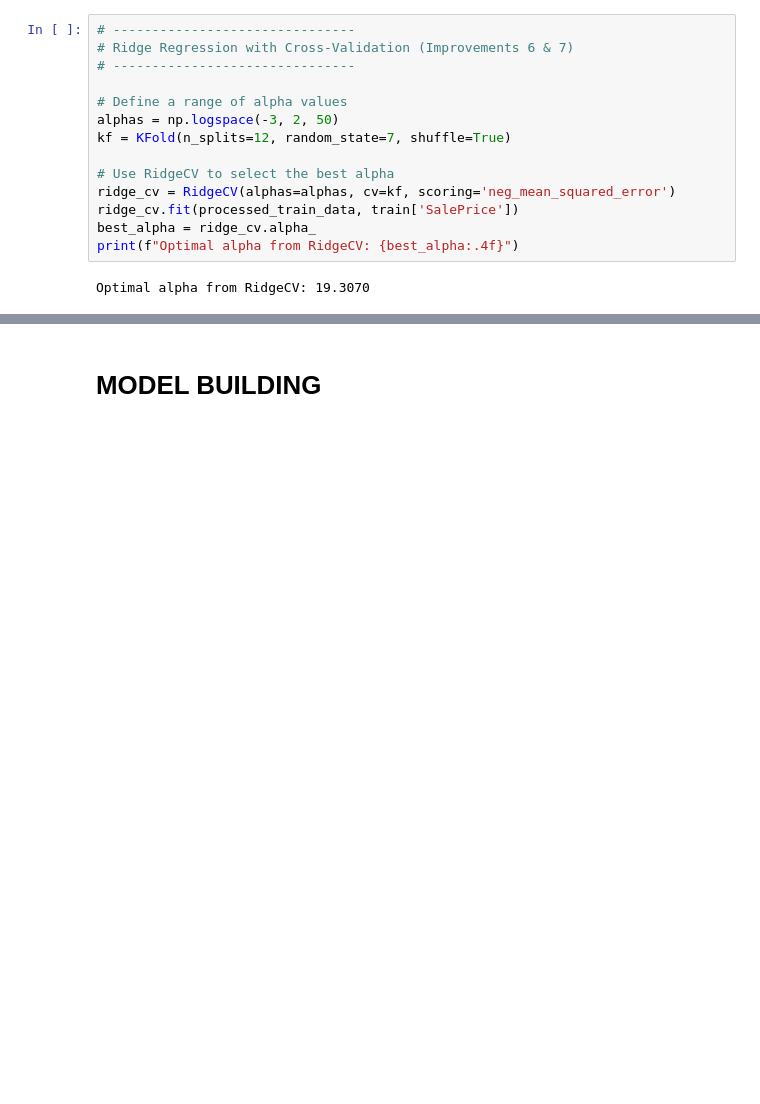
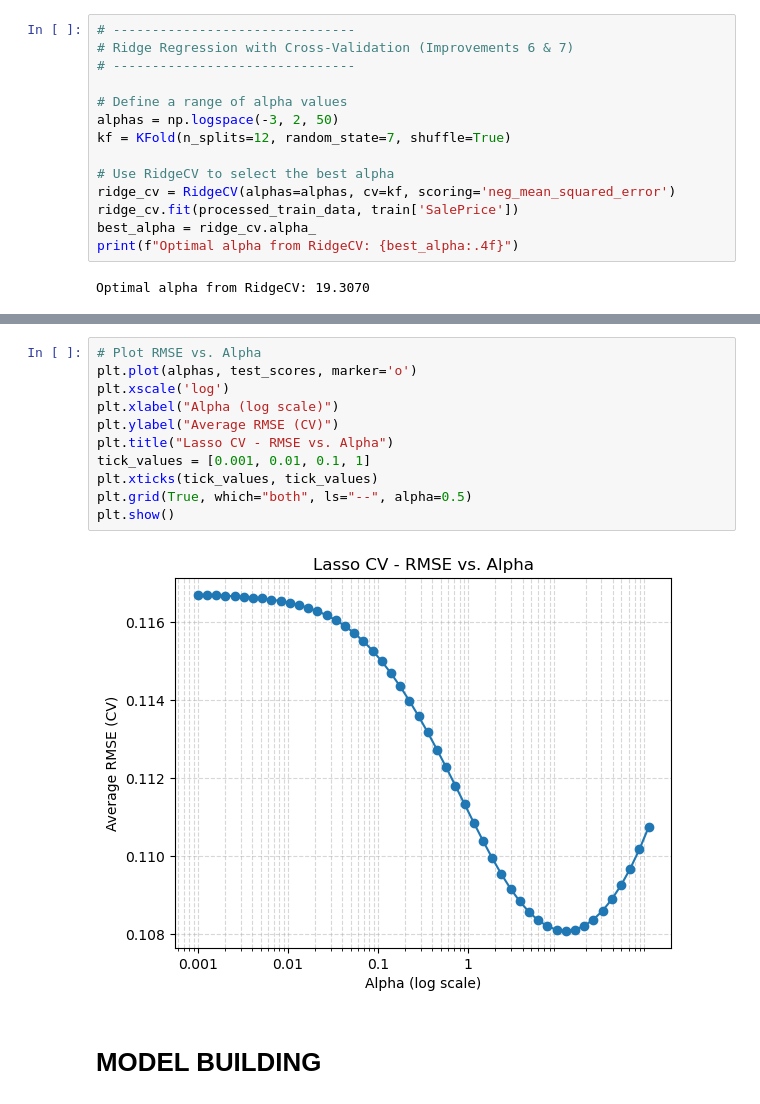
Before and after one commit to qiuzan2001/KaggleCompetition, a Jupyter notebook: Kaggle_Project_Housing_Price-main/notebook/RegressionModel.ipynb, the cells around one changed output, grey strips where cells are left out. Cells and saved outputs as stored; diff of their text form; blank space fills up the shorter version.

```diff
--- a/Kaggle_Project_Housing_Price-main/notebook/RegressionModel.ipynb
+++ b/Kaggle_Project_Housing_Price-main/notebook/RegressionModel.ipynb
@@ -494,3 +494,16 @@ plt.show()
+# %%
+# Plot RMSE vs. Alpha
+plt.plot(alphas, test_scores, marker='o')
+plt.xscale('log')
+plt.xlabel("Alpha (log scale)")
+plt.ylabel("Average RMSE (CV)")
+plt.title("Lasso CV - RMSE vs. Alpha")
+tick_values = [0.001, 0.01, 0.1, 1]
+plt.xticks(tick_values, tick_values)
+plt.grid(True, which="both", ls="--", alpha=0.5)
+plt.show()
+# %% [output]
+[figure, added]
 # %% [markdown]
 # MODEL BUILDING
 # %% [markdown]
```
Also changed, not shown: parts of 3 cells of this notebook, 2 other files.
